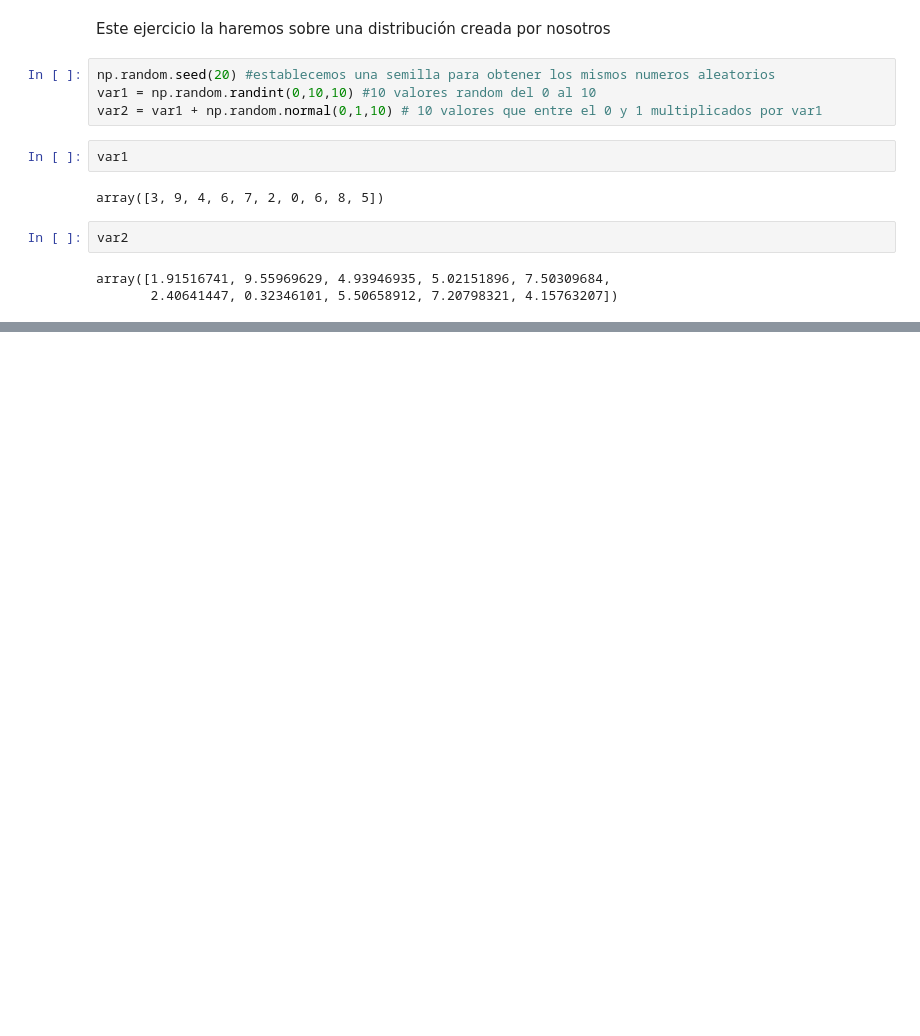
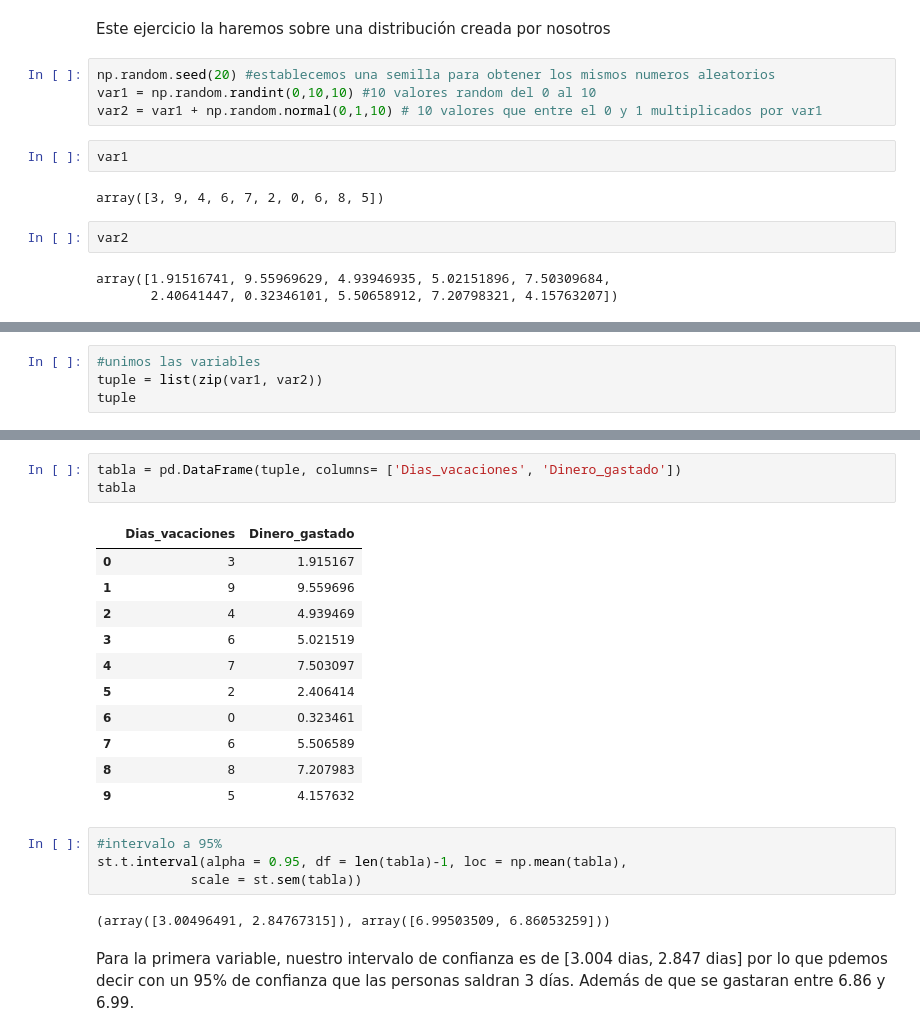
Before and after one commit to CharlyRazo/Cursos-Platzi, a Jupyter notebook: Curso de probabilidad y estadistica/Estadística inferencial/estadísticos e intervalos de confianza.ipynb, the cells around one changed output, grey strips where cells are left out. Saved outputs shown, nothing was run; the diff lists cells and outputs as text; blank space fills up the shorter version.

```diff
--- a/Curso de probabilidad y estadistica/Estadística inferencial/estadísticos e intervalos de confianza.ipynb
+++ b/Curso de probabilidad y estadistica/Estadística inferencial/estadísticos e intervalos de confianza.ipynb
@@ -134,3 +134,7 @@ array([1.91516741, 9.55969629, 4.93946935, 5.02151896, 7.50309684,
 grafico = sns.regplot(x = var1, y= var2, ci= 80)
 # %% [output]
 [figure]
+# %%
+#unimos las variables
+tuple = list(zip(var1, var2))
+tuple
@@ -136,0 +152,23 @@ grafico = sns.regplot(x = var1, y= var2, ci= 80)
+# %%
+tabla = pd.DataFrame(tuple, columns= ['Dias_vacaciones', 'Dinero_gastado'])
+tabla
+# %% [output]
+|  | Dias_vacaciones | Dinero_gastado |
+| 0 | 3 | 1.915167 |
+| 1 | 9 | 9.559696 |
+| 2 | 4 | 4.939469 |
+| 3 | 6 | 5.021519 |
+| 4 | 7 | 7.503097 |
+| 5 | 2 | 2.406414 |
+| 6 | 0 | 0.323461 |
+| 7 | 6 | 5.506589 |
+| 8 | 8 | 7.207983 |
+| 9 | 5 | 4.157632 |
+# %%
+#intervalo a 95%
+st.t.interval(alpha = 0.95, df = len(tabla)-1, loc = np.mean(tabla),
+            scale = st.sem(tabla))
+# %% [output]
+(array([3.00496491, 2.84767315]), array([6.99503509, 6.86053259]))
+# %% [markdown]
+Para la primera variable, nuestro intervalo de confianza es de [3.004 dias, 2.847 dias] por lo que pdemos decir con un 95% de confianza que las personas saldran 3 días. Además de que se gastaran entre 6.86 y 6.99.
```
Also changed, not shown: parts of 6 cells of this notebook, 2 other files.
